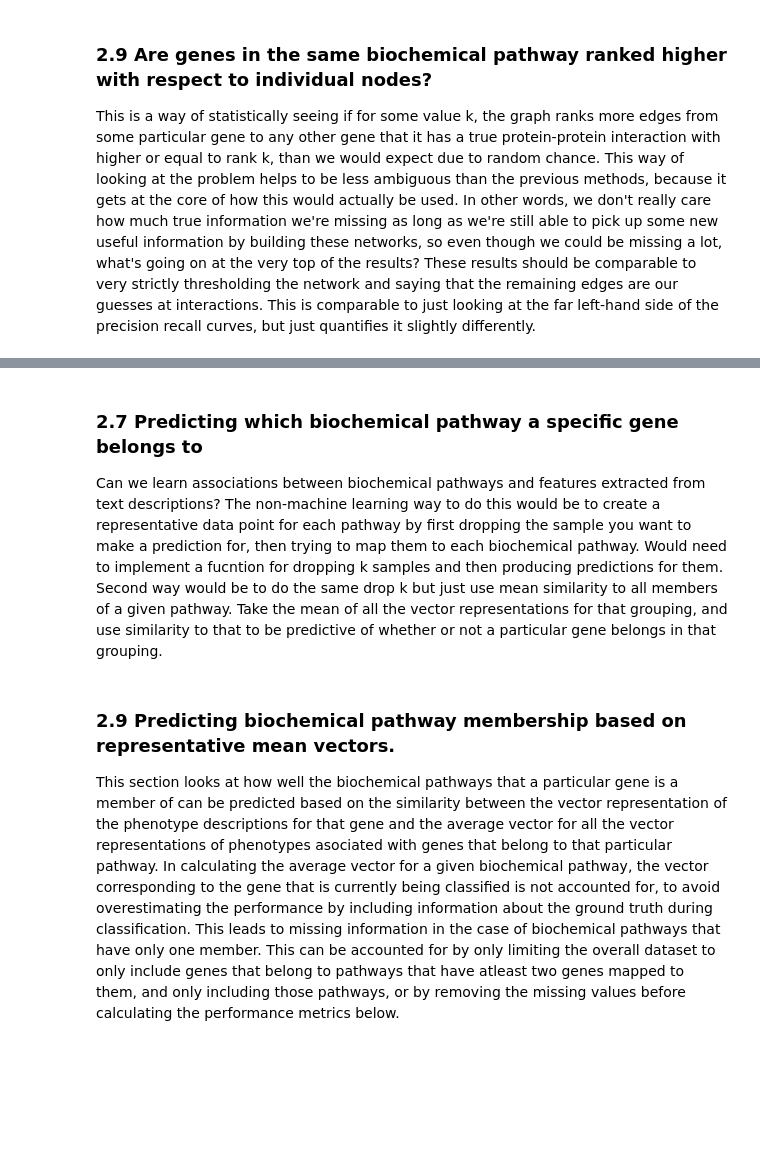
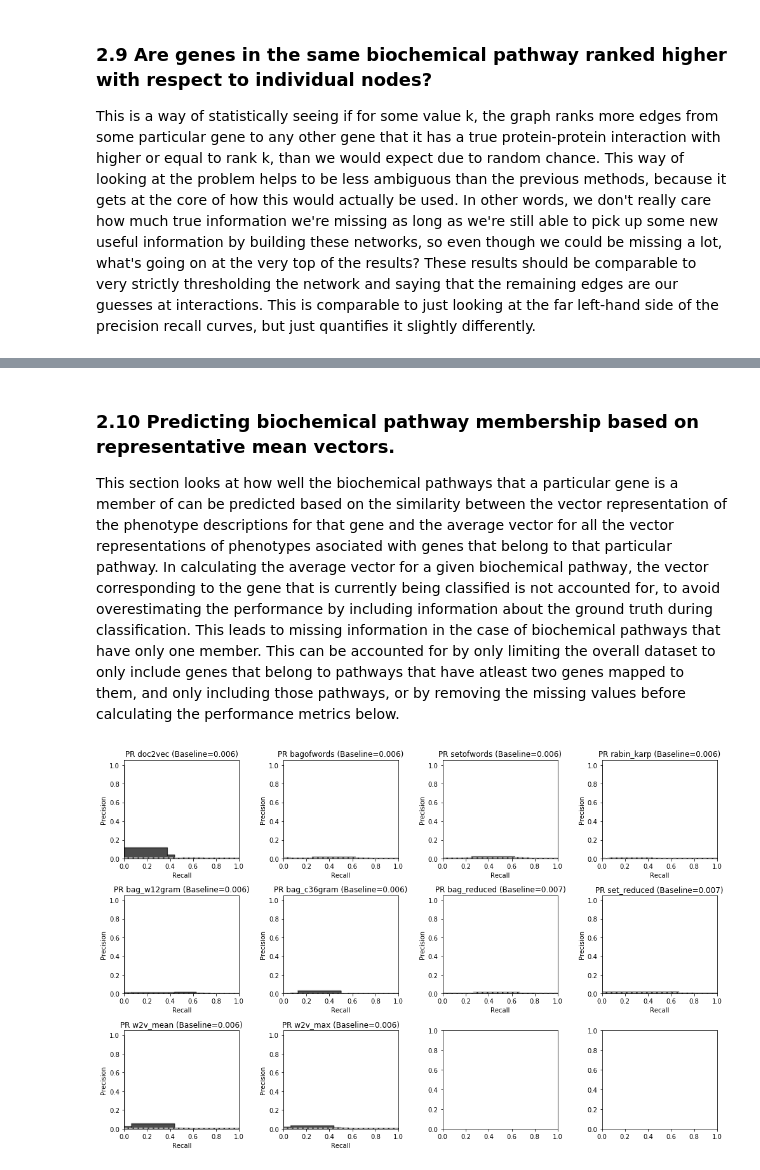
Before and after one commit to irbraun/plant-phenotypes-nlp, a Jupyter notebook: notebooks/analysis_part_2.ipynb, the cells around one changed output, grey strips where cells are left out. Drawn from its saved outputs; the diff is of its cells as text; code cells hidden in the pictures; blank space fills up the shorter version.

```diff
--- a/notebooks/analysis_part_2.ipynb
+++ b/notebooks/analysis_part_2.ipynb
@@ -291,7 +350,7 @@ for method,ax in zip(methods, axs.flatten()):
     baseline = Counter(y_true)[1]/len(y_true)
     area = auc(recall, precision)
     auc_to_baseline_auc_ratio = area/baseline
-    OUTPUT[method].update({(TAG,"auc"):area, (TAG,"baseline"):baseline, (TAG,"ratio"):auc_to_baseline_auc_ratio})
+    TABLE[method].update({(TAG,"auc"):area, (TAG,"baseline"):baseline, (TAG,"ratio"):auc_to_baseline_auc_ratio})
 
     # Producing the precision recall curve.
     step_kwargs = ({'step': 'post'} if 'step' in signature(plt.fill_between).parameters else {})
@@ -307,4 +366,5 @@ for method,ax in zip(methods, axs.flatten()):
 fig.set_size_inches(row_width, row_height*math.ceil(num_plots/plots_per_row))
 fig.tight_layout()
 fig.show()
+fig.savefig(os.path.join(OUTPUT_DIR,"prcurve_shared.png"))
 # %% [output]
@@ -328,6 +388,6 @@ print(df.shape)
 # %%
 k = 10 # The threshold of interest for gene ranks.
-n = 100 # Number of Monte Carlo simulation iterations to do.
+n = 1000 # Number of Monte Carlo simulation iterations to do.
 
 # What's the number of functional partners ranked k or higher in terms of phenotypic description similarity for
 # each gene? Also figure out the maximum possible number of functional partners that could be theoretically
@@ -341,14 +401,11 @@ ymax = sum(df.groupby("from")["common"].apply(lambda s: min(len([x for x in s if
 ysims = [sum(df.groupby("from")["common"].apply(lambda s: len([x for x in s.sample(k) if x>0.00]))) for i in range(n)]
 for method in methods:
     pvalue = len([ysim for ysim in ysims if ysim>=ys[method]])/float(n)
-    OUTPUT[method][(TAG,"y")] = ys[method]
-    OUTPUT[method][(TAG,"y_max")] = ymax
-    OUTPUT[method][(TAG,"y_pval")] = pvalue
+    TABLE[method][(TAG,"y")] = ys[method]
+    TABLE[method][(TAG,"y_max")] = ymax
+    TABLE[method][(TAG,"y_pval")] = pvalue
-# %% [markdown]
-### 2.7 Predicting which biochemical pathway a specific gene belongs to
-Can we learn associations between biochemical pathways and features extracted from text descriptions? The non-machine learning way to do this would be to create a representative data point for each pathway by first dropping the sample you want to make a prediction for, then trying to map them to each biochemical pathway. Would need to implement a fucntion for dropping k samples and then producing predictions for them. Second way would be to do the same drop k but just use mean similarity to all members of a given pathway. Take the mean of all the vector representations for that grouping, and use similarity to that to be predictive of whether or not a particular gene belongs in that grouping.
 # %% [markdown]
-### 2.9 Predicting biochemical pathway membership based on representative mean vectors.
+### 2.10 Predicting biochemical pathway membership based on representative mean vectors.
 This section looks at how well the biochemical pathways that a particular gene is a member of can be predicted based on the similarity between the vector representation of the phenotype descriptions for that gene and the average vector for all the vector representations of phenotypes asociated with genes that belong to that particular pathway. In calculating the average vector for a given biochemical pathway, the vector corresponding to the gene that is currently being classified is not accounted for, to avoid overestimating the performance by including information about the ground truth during classification. This leads to missing information in the case of biochemical pathways that have only one member. This can be accounted for by only limiting the overall dataset to only include genes that belong to pathways that have atleast two genes mapped to them, and only including those pathways, or by removing the missing values before calculating the performance metrics below.
 # %%
 vector_dicts = {k:v.vector_dictionary for k,v in graphs.items()}
@@ -371,32 +428,35 @@ for method in methods:
 # %%
 num_plots, plots_per_row, row_width, row_height = (len(methods), 4, 14, 3)
 fig,axs = plt.subplots(math.ceil(num_plots/plots_per_row), plots_per_row, squeeze=False)
 for method,ax in zip(methods, axs.flatten()):
 
     # Obtaining the values and metrics.
     y_true = pd.DataFrame(true_dict[method]).as_matrix().flatten()
     y_prob = pd.DataFrame(pred_dict[method]).as_matrix().flatten()
     indices_to_keep = (~np.isnan(y_true+y_prob))
     y_true, y_prob = y_true[indices_to_keep], y_prob[indices_to_keep]
     n_pos, n_neg = Counter(y_true)[1], Counter(y_true)[0]
     precision, recall, thresholds = precision_recall_curve(y_true, y_prob)
     baseline = Counter(y_true)[1]/len(y_true)
     area = auc(recall, precision)
     auc_to_baseline_auc_ratio = area/baseline
-    OUTPUT[method].update({(TAG,"class_auc"):area, (TAG,"class_baseline"):baseline, (TAG,"class_ratio"):auc_to_baseline_auc_ratio})
+    TABLE[method].update({(TAG,"class_auc"):area, (TAG,"class_baseline"):baseline, (TAG,"class_ratio"):auc_to_baseline_auc_ratio})
 
     # Producing the precision recall curve.
     step_kwargs = ({'step': 'post'} if 'step' in signature(plt.fill_between).parameters else {})
     ax.step(recall, precision, color='black', alpha=0.2, where='post')
     ax.fill_between(recall, precision, alpha=0.7, color='black', **step_kwargs)
     ax.axhline(baseline, linestyle="--", color="lightgray")
     ax.set_xlabel('Recall')
     ax.set_ylabel('Precision')
     ax.set_ylim([0.0, 1.05])
     ax.set_xlim([0.0, 1.0])
     ax.set_title("PR {0} (Baseline={1:0.3f})".format(method, baseline))
 
 fig.set_size_inches(row_width, row_height*math.ceil(num_plots/plots_per_row))
 fig.tight_layout()
 fig.show()
+fig.savefig(os.path.join(OUTPUT_DIR,"prcurve_classify.png"))
+# %% [output]
+[figure, added]
 # %% [markdown]
```
Also changed, not shown: parts of 24 cells of this notebook, 2 other files.
